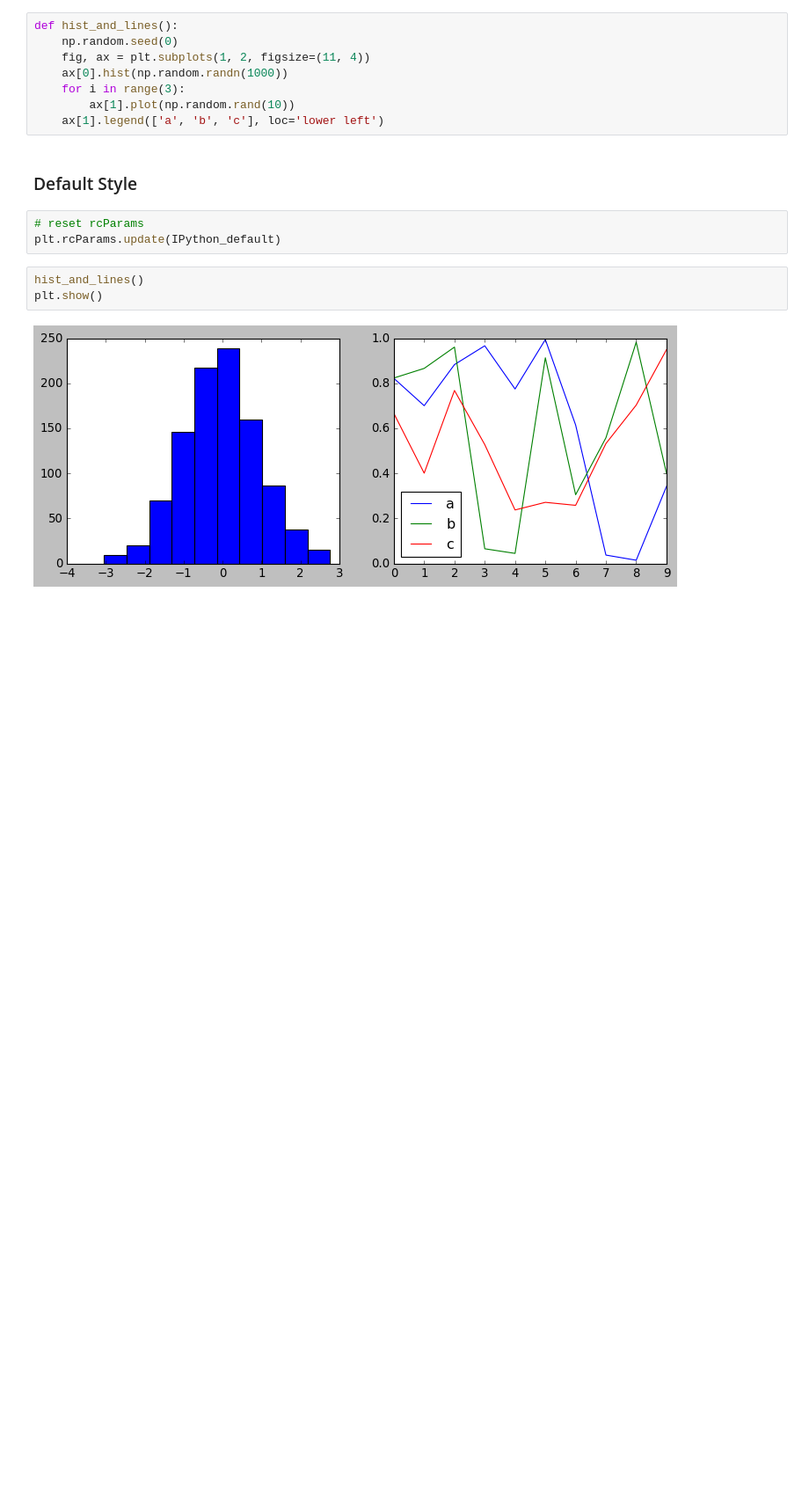
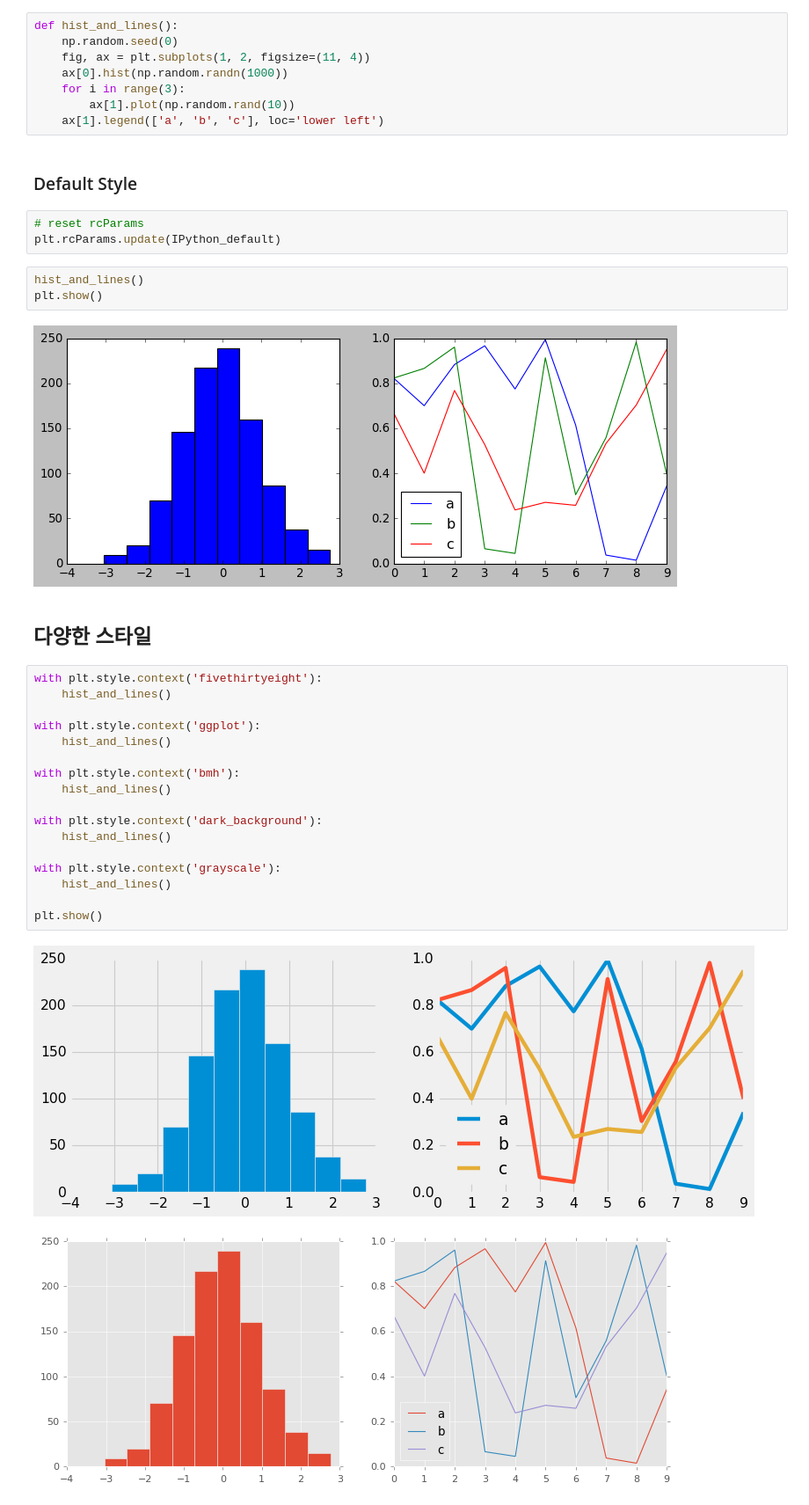
Before and after one commit to Do-heewan/Data_Science, a Jupyter notebook: 7주차/ch4-11_Stylesheets.ipynb, the cells around one changed output. Shown: that part at 88% size. Saved outputs shown, nothing was run; the diff lists cells and outputs as text; blank space fills up the shorter version.

```diff
--- a/7주차/ch4-11_Stylesheets.ipynb
+++ b/7주차/ch4-11_Stylesheets.ipynb
@@ -102,3 +111,25 @@ hist_and_lines()
 plt.show()
 # %% [output]
 [figure]
+# %% [markdown]
+## 다양한 스타일
+# %%
+with plt.style.context('fivethirtyeight'):
+    hist_and_lines()
+
+with plt.style.context('ggplot'):
+    hist_and_lines()
+
+with plt.style.context('bmh'):
+    hist_and_lines()
+
+with plt.style.context('dark_background'):
+    hist_and_lines()
+
+with plt.style.context('grayscale'):
+    hist_and_lines()
+
+plt.show()
+# %% [output]
+[figure, added]
+[figure, added]
```
Also changed, not shown: parts of 7 cells of this notebook, 2 other files.
